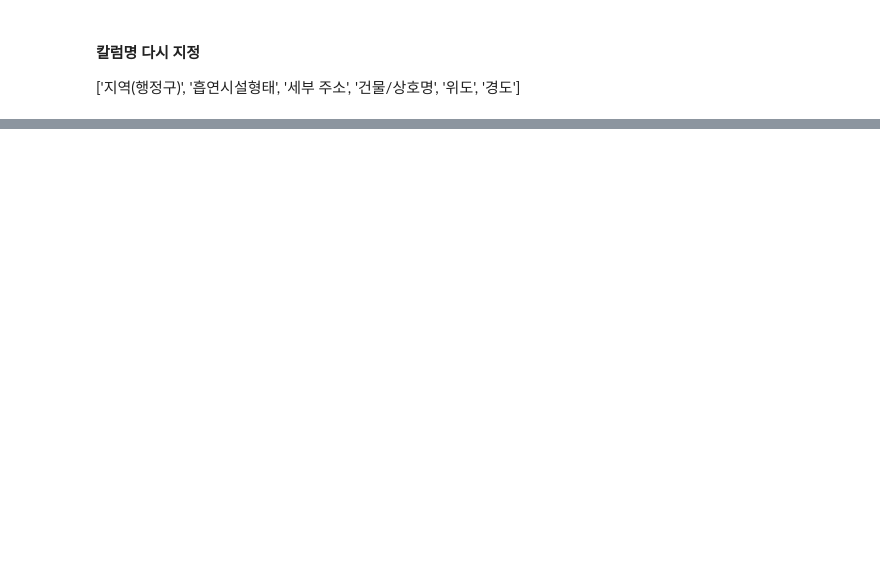
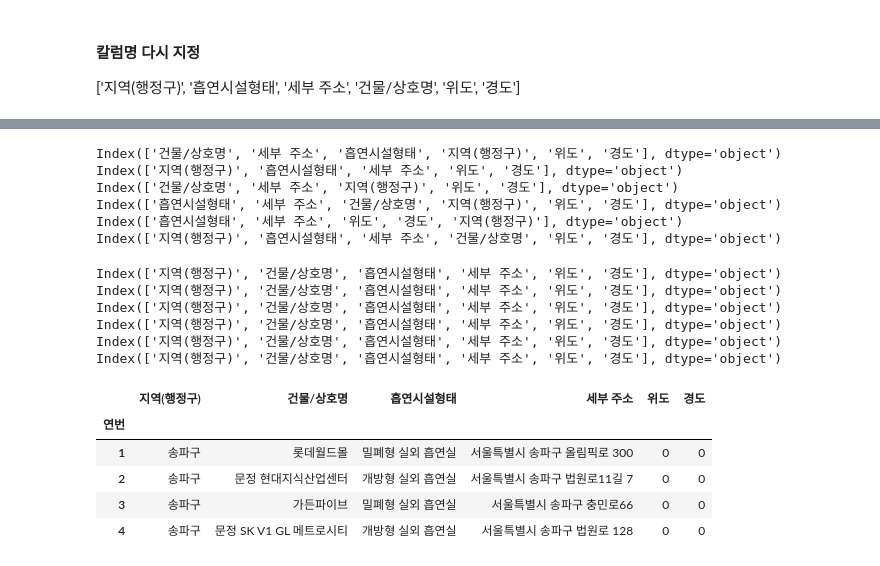
Before and after one commit to palesaltedcaramel/kick_map, a Jupyter notebook: 흡연구역_명진.ipynb, the cells around one changed output, grey strips where cells are left out. Drawn from its saved outputs; the diff is of its cells as text; code cells hidden in the pictures; blank space fills up the shorter version.

```diff
--- a/흡연구역_명진.ipynb
+++ b/흡연구역_명진.ipynb
@@ -149 +172,43 @@ nowon.rename(columns = {'시설형태':'흡연시설형태'}, inplace=True)
+# %%
+districts1 = [songpa, seodaemun, jungnang, dongdaemun, gangseo] #마포 파일 열기 에러 나서 아직 데이터프레임 생성 못함
+for district in districts1:
+    district['위도'] = 0
+    district['경도'] = 0
+
+districts = [songpa, seodaemun, jungnang, dongdaemun, nowon, gangseo] #마포 파일 열기 에러 나서 아직 데이터프레임 생성 못함
+for district in districts:
+    print(district.columns)
+
+seodaemun['건물/상호명'] = 0
+jungnang['흡연시설형태'] = 0
+dongdaemun['건물/상호명'] = 0
+nowon['건물/상호명'] = 0
+# %% [output]
+Index(['건물/상호명', '세부 주소', '흡연시설형태', '지역(행정구)', '위도', '경도'], dtype='object')
+Index(['지역(행정구)', '흡연시설형태', '세부 주소', '위도', '경도'], dtype='object')
+Index(['건물/상호명', '세부 주소', '지역(행정구)', '위도', '경도'], dtype='object')
+Index(['흡연시설형태', '세부 주소', '건물/상호명', '지역(행정구)', '위도', '경도'], dtype='object')
+Index(['흡연시설형태', '세부 주소', '위도', '경도', '지역(행정구)'], dtype='object')
+Index(['지역(행정구)', '흡연시설형태', '세부 주소', '건물/상호명', '위도', '경도'], dtype='object')
+# %%
+districts = [songpa, seodaemun, jungnang, dongdaemun, nowon, gangseo] #마포 파일 열기 에러 나서 아직 데이터프레임 생성 못함
+for district in districts:
+    district = district[['지역(행정구)','건물/상호명', '흡연시설형태', '세부 주소', '위도', '경도']]
+    print(district.columns)
+# %% [output]
+Index(['지역(행정구)', '건물/상호명', '흡연시설형태', '세부 주소', '위도', '경도'], dtype='object')
+Index(['지역(행정구)', '건물/상호명', '흡연시설형태', '세부 주소', '위도', '경도'], dtype='object')
+Index(['지역(행정구)', '건물/상호명', '흡연시설형태', '세부 주소', '위도', '경도'], dtype='object')
+Index(['지역(행정구)', '건물/상호명', '흡연시설형태', '세부 주소', '위도', '경도'], dtype='object')
+Index(['지역(행정구)', '건물/상호명', '흡연시설형태', '세부 주소', '위도', '경도'], dtype='object')
+Index(['지역(행정구)', '건물/상호명', '흡연시설형태', '세부 주소', '위도', '경도'], dtype='object')
+# %%
+songpa[['지역(행정구)','건물/상호명', '흡연시설형태', '세부 주소', '위도', '경도']]
+# %% [output]
+|  | 지역(행정구) | 건물/상호명 | 흡연시설형태 | 세부 주소 | 위도 | 경도 |
+| 연번 |  |  |  |  |  |  |
+| 1 | 송파구 | 롯데월드몰 | 밀폐형 실외 흡연실 | 서울특별시 송파구 올림픽로 300 | 0 | 0 |
+| 2 | 송파구 | 문정 현대지식산업센터 | 개방형 실외 흡연실 | 서울특별시 송파구 법원로11길 7 | 0 | 0 |
+| 3 | 송파구 | 가든파이브 | 밀폐형 실외 흡연실 | 서울특별시 송파구 충민로66 | 0 | 0 |
+| 4 | 송파구 | 문정 SK V1 GL 메트로시티 | 개방형 실외 흡연실 | 서울특별시 송파구 법원로 128 | 0 | 0 |
 # %%
```
Also changed, not shown: parts of 12 cells of this notebook.
